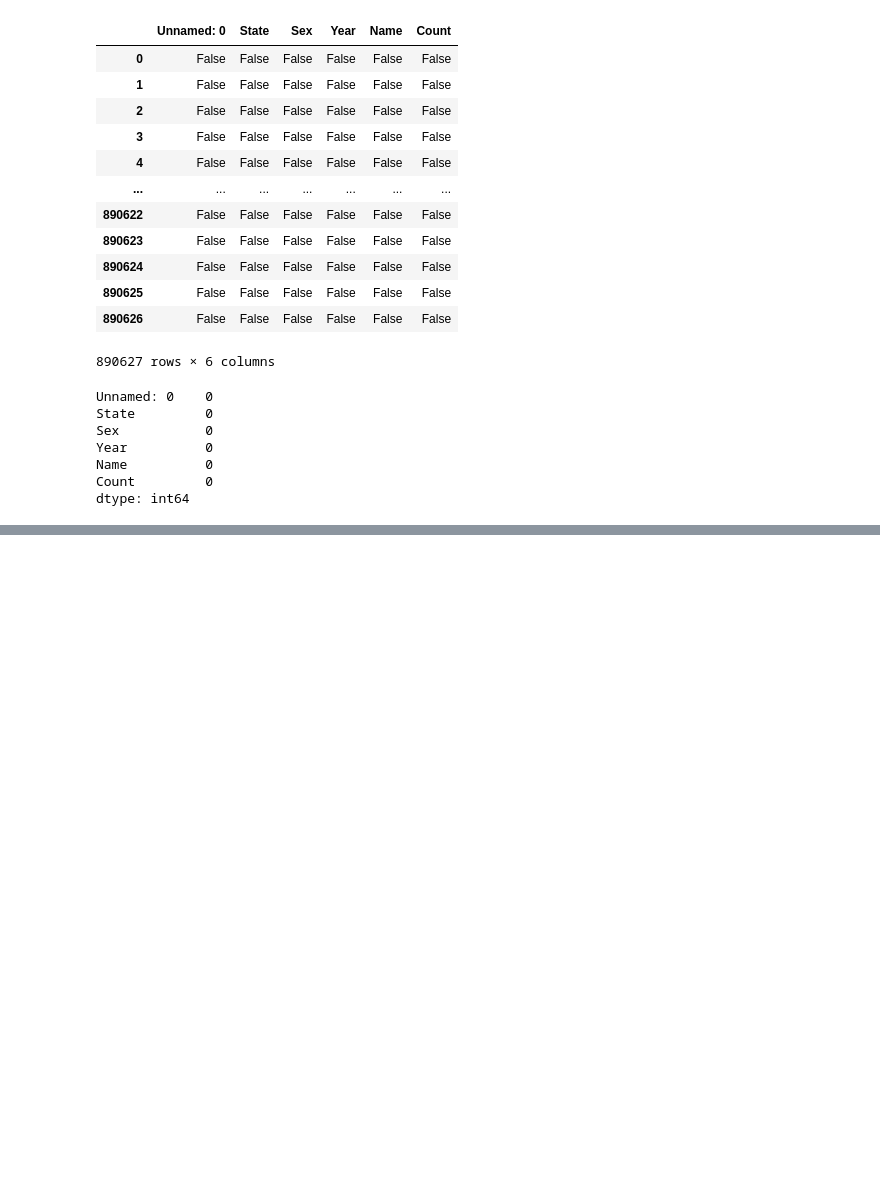
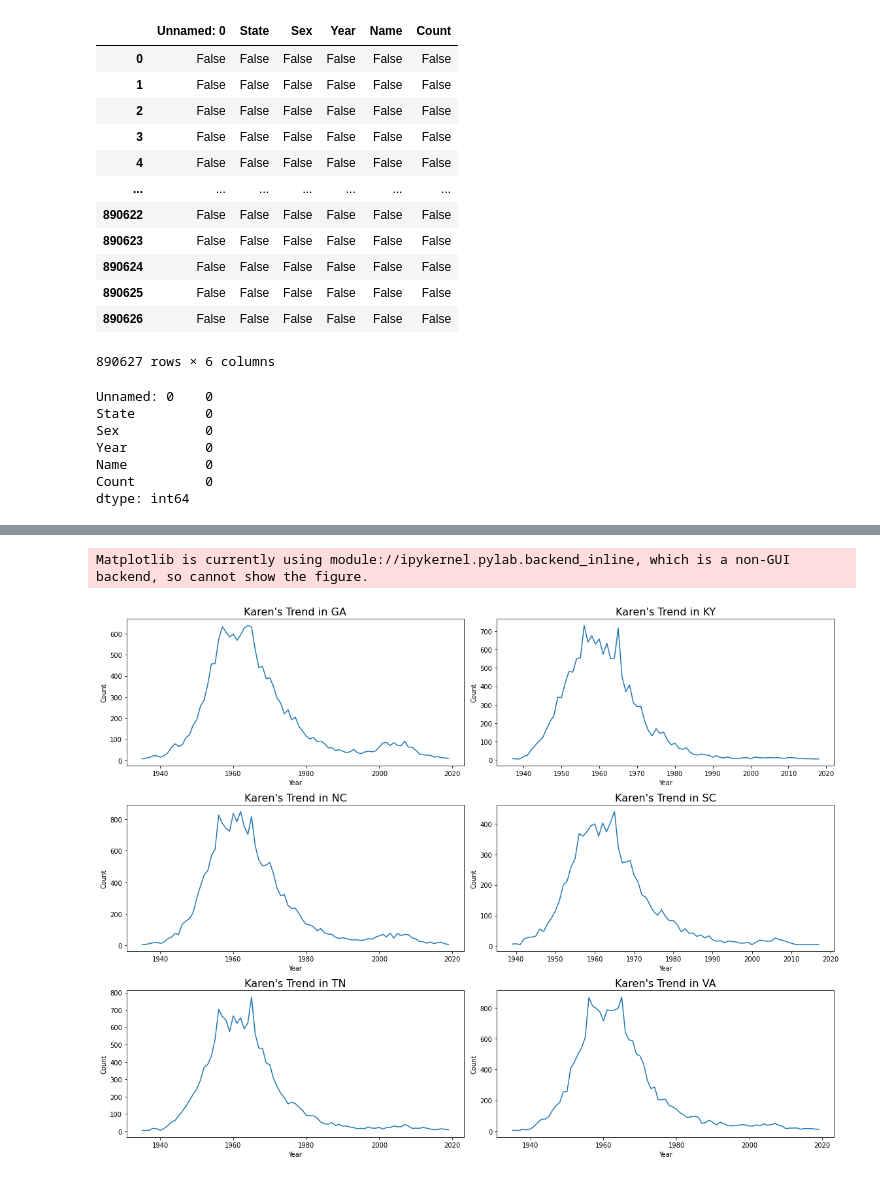
Before and after one commit to simjoshi/The-K-Word, a Jupyter notebook: analysis.ipynb, the cells around one changed output, grey strips where cells are left out. Saved outputs shown, nothing was run; the diff lists cells and outputs as text; code cells hidden in the pictures; blank space fills up the shorter version.

```diff
--- a/analysis.ipynb
+++ b/analysis.ipynb
@@ -80,0 +125,3 @@ dtype: int64
+# %%
+karen_df = df.loc[df['Name'] == 'Karen'].reset_index(drop=True)
+karen_df
@@ -80,0 +188,9 @@ dtype: int64
+# %%
+unique_states = df['State'].unique()
+state_karen_df = karen_df.groupby('State')['Count'].describe()
+fig = go.Figure()
+fig.add_trace(go.Bar(name='Mean Value', x=state_karen_df.index, y=state_karen_df['mean'], error_y=dict(type='data',
+                                symmetric=False, array=[state_karen_df['max'][state] for state in unique_states])))
+fig.update_layout(title={'text': f"States with Largest Karen Dropoff", 'x': 0.5,
+                         'xanchor': 'center', 'font': {'size': 20}}, yaxis_title="Mean Value")
+fig.show()
@@ -80,0 +199,3 @@ dtype: int64
+# %%
+state_year_df = karen_df.groupby(['State', 'Year']).sum()
+state_year_df
@@ -80,0 +217,16 @@ dtype: int64
+# %%
+fig, ax = plt.subplots(3, 2, figsize=(16, 12))
+c = 0
+for state in unique_states:
+    tmp_df = state_year_df.loc[state]
+    ax[c//2][c%2].plot(tmp_df.index, tmp_df['Count'])
+    ax[c//2][c%2].set_title(f"Karen's Trend in {state}", fontsize=16)
+    ax[c//2][c%2].set_xlabel("Year")
+    ax[c//2][c%2].set_ylabel("Count")
+    c += 1
+
+fig.tight_layout()
+fig.show()
+# %% [output]
+Matplotlib is currently using module://ipykernel.pylab.backend_inline, which is a non-GUI backend, so cannot show the figure.
+[figure, added]
```
Also changed, not shown: parts of 17 cells of this notebook, 1 other file.
